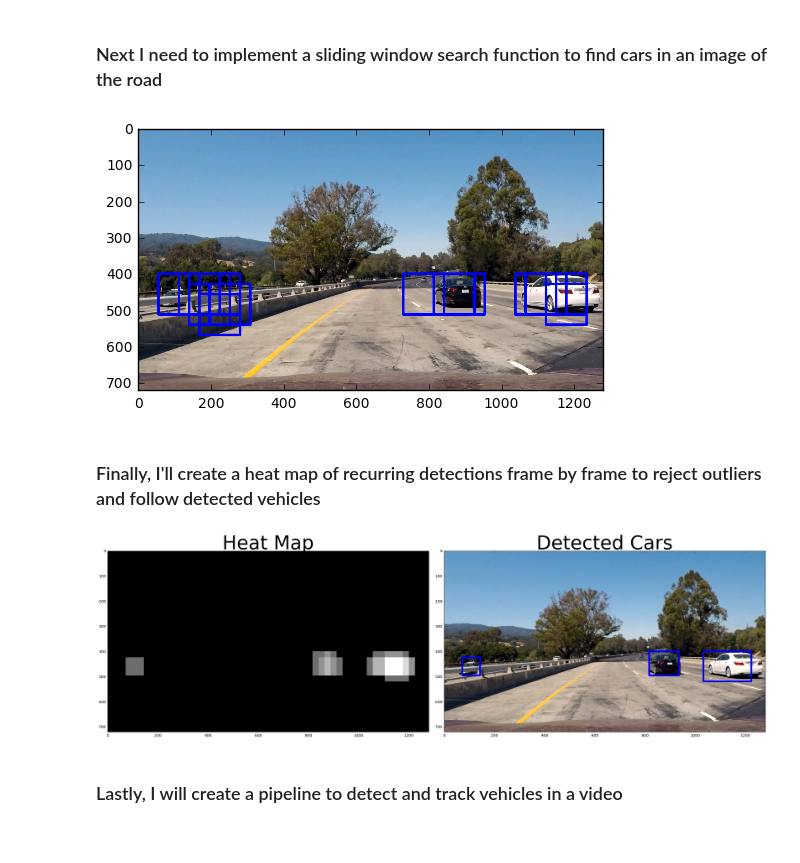
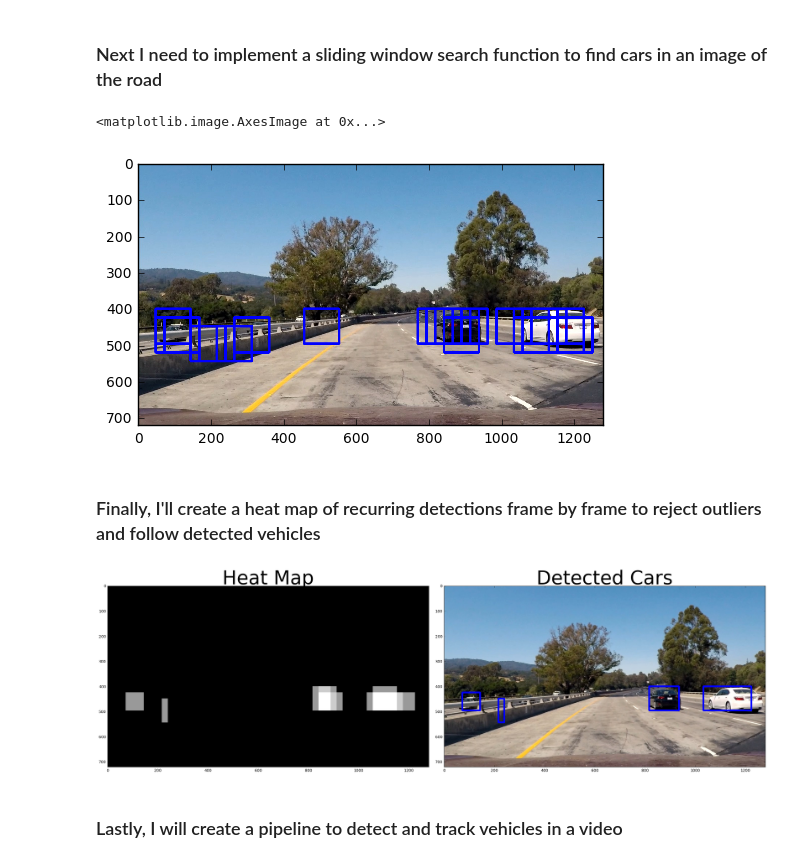
Before and after one commit to CassLamendola/vehicle-detection-and-tracking, a Jupyter notebook: vehicle-tracking.ipynb, the cells around one changed output. Drawn from its saved outputs; the diff is of its cells as text; code cells hidden in the pictures.

```diff
--- a/vehicle-tracking.ipynb
+++ b/vehicle-tracking.ipynb
@@ -345,13 +345,14 @@ def find_cars(img, ystart, ystop, scale, svc, orient, pix_per_cell, cell_per_blo
 img = mpimg.imread('./test_images/test1.jpg')
 ystart = 400
 ystop = 656
-scale = 1.75
+scale = 1.5
 out_img, box_list = find_cars(img, ystart, ystop, scale, svc, ORIENT, PIX_PER_CELL, CELL_PER_BLOCK, spatial_size=(32, 32), hist_bins=32)
 # %%
 plt.imshow(out_img)
-plt.imsave('./output_images/sliding_windows3.png', out_img)
+#plt.imsave('./output_images/sliding_windows.png', out_img)
 # %% [output]
+<matplotlib.image.AxesImage at 0x...>
-[figure, old version]
+[figure, new version]
 # %% [markdown]
 ### Finally, I'll create a heat map of recurring detections frame by frame to reject outliers and follow detected vehicles
 # %%
@@ -408,7 +409,7 @@ draw_img = draw_labeled_bboxes(np.copy(img), labels)
 
 plot_imgs((heatmap, draw_img), ('Heat Map', 'Detected Cars', 'heat_map_detection'), save=True)
 # %% [output]
-[figure, old version]
+[figure, new version]
 # %% [markdown]
 ### Lastly, I will create a pipeline to detect and track vehicles in a video
 # %%
```
Also changed, not shown: parts of 8 cells of this notebook, 1 other file.
